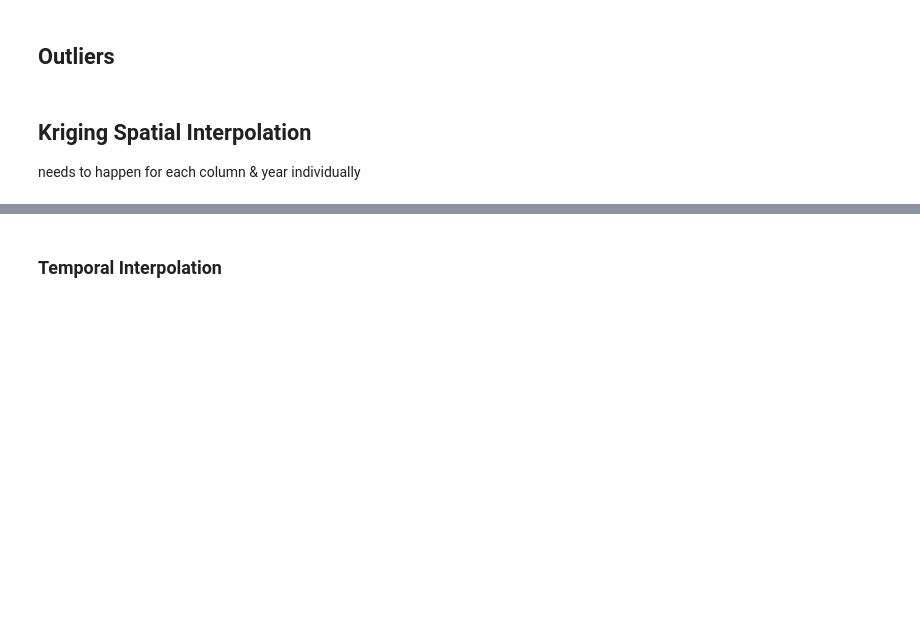
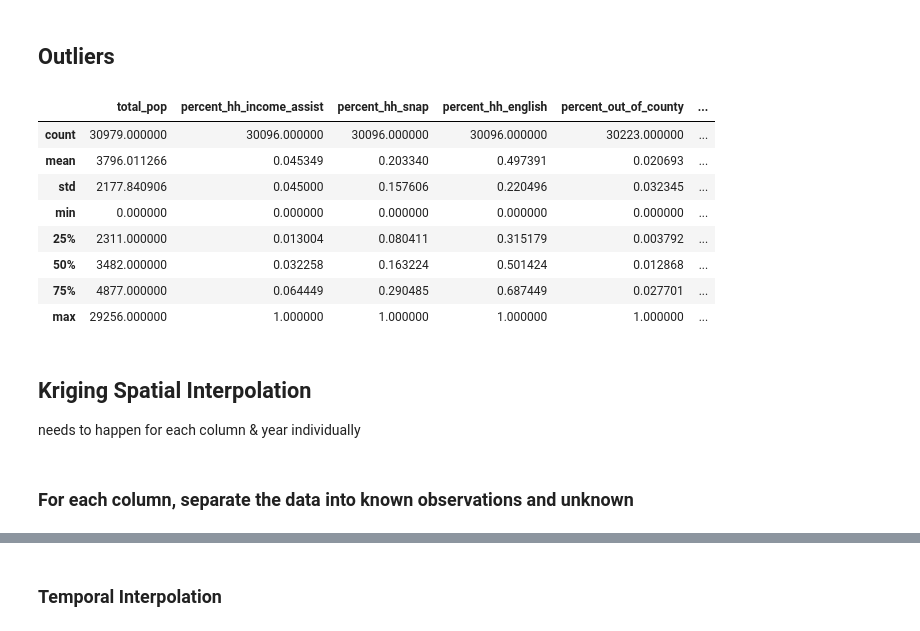
Before and after one commit to khyateed/forecasting-gentrification-nyc, a Jupyter notebook: postprocessing.ipynb, the cells around one changed output, grey strips where cells are left out. Cells and saved outputs as stored; diff of their text form; code cells hidden in the pictures; blank space fills up the shorter version.

Commit message:
2023 data fixes

```diff
--- a/postprocessing.ipynb
+++ b/postprocessing.ipynb
@@ -39,3 +44,22 @@ df = df.merge(zillow, on=['full_tract','year'], how='left')
+# %%
+## Bikelanes
+
+bikelanes = pd.read_parquet("Data/Cleaned/bikelanes.parquet")
+df = df.merge(bikelanes, on=['GEOID','year'], how='left')
+df['num_bikelanes'] = df['num_bikelanes'].fillna(0)
+# %%
+## Evictions
+
+evictions = pd.read_parquet("Data/Cleaned/evictions.parquet")
+evictions['year'] = evictions['year'].astype(str)
+df = df.merge(evictions, on=['GEOID','year'], how='left')
+# %%
+## Parks
+
+parks = pd.read_parquet("Data/Cleaned/parks.parquet")
+df = df.merge(parks, on=['GEOID','year'], how='left')
+df['park_acres'] = df['park_acres'].fillna(0)
+df['num_parks'] = df['num_parks'].fillna(0)
 # %% [markdown]
 ## Outliers
 # %%
@@ -46,8 +70,7 @@ df['med_hh_tenure'] = np.where(df['med_hh_tenure']>666668689, np.nan, df['med_hh
 df['med_income'] = df['med_income'].astype(float)
 
 # columns with very large negative outliers
-for col in ['percent_work_agriculture','percent_work_construction', 'percent_work_retail', 'percent_work_finance', 'percent_work_stem', 'percent_work_edu_health',
- 'percent_work_art','med_income', 'med_rent_acs', 'med_age', 'med_value', 'med_hh_age']:
+for col in ['percent_work_agriculture','percent_work_construction', 'percent_work_retail', 'percent_work_finance', 'percent_work_stem', 'percent_work_edu_health','percent_work_art','med_income', 'med_rent_acs', 'med_age', 'med_value', 'med_hh_age']:
     df[col] = np.where(df[col]<0, np.nan, df[col])
 
 
@@ -61,3 +84,15 @@ df.loc[df['med_hh_age']>1000, 'med_hh_age'] = 2024-df.loc[df['med_hh_age']>1000,
 #     for col in ['med_value','med_hh_age','med_income','med_hh_tenure']:
 #         mean = df[df.year==yr][col].mean()
 #         df.loc[df.year==yr, col] = df.loc[df.year==yr, col].replace(to_replace= -999, value=mean)
+# %%
+df.describe()
+# %% [output]
+|  | total_pop | percent_hh_income_assist | percent_hh_snap | percent_hh_english | percent_out_of_county | ... |
+| count | 30979.000000 | 30096.000000 | 30096.000000 | 30096.000000 | 30223.000000 | ... |
+| mean | 3796.011266 | 0.045349 | 0.203340 | 0.497391 | 0.020693 | ... |
+| std | 2177.840906 | 0.045000 | 0.157606 | 0.220496 | 0.032345 | ... |
+| min | 0.000000 | 0.000000 | 0.000000 | 0.000000 | 0.000000 | ... |
+| 25% | 2311.000000 | 0.013004 | 0.080411 | 0.315179 | 0.003792 | ... |
+| 50% | 3482.000000 | 0.032258 | 0.163224 | 0.501424 | 0.012868 | ... |
+| 75% | 4877.000000 | 0.064449 | 0.290485 | 0.687449 | 0.027701 | ... |
+| max | 29256.000000 | 1.000000 | 1.000000 | 1.000000 | 1.000000 | ... |
@@ -85,6 +122,8 @@ nyc_tracts["random_lat"] = nyc_tracts["random_point"].apply(lambda p: p.y)
 nyc_tracts["random_lon"] = nyc_tracts["random_point"].apply(lambda p: p.x)
 
 df = df.merge(nyc_tracts[["GEOID", "random_lat", "random_lon"]], on='GEOID')
+# %% [markdown]
+### For each column, separate the data into known observations and unknown
 # %%
 cols_to_interpolate = df.columns.drop(['NAME','full_tract', 'GEOID','year',"random_lat", "random_lon"])
 timeframe = df.year.unique()
```
Also changed, not shown: parts of 10 cells of this notebook.
